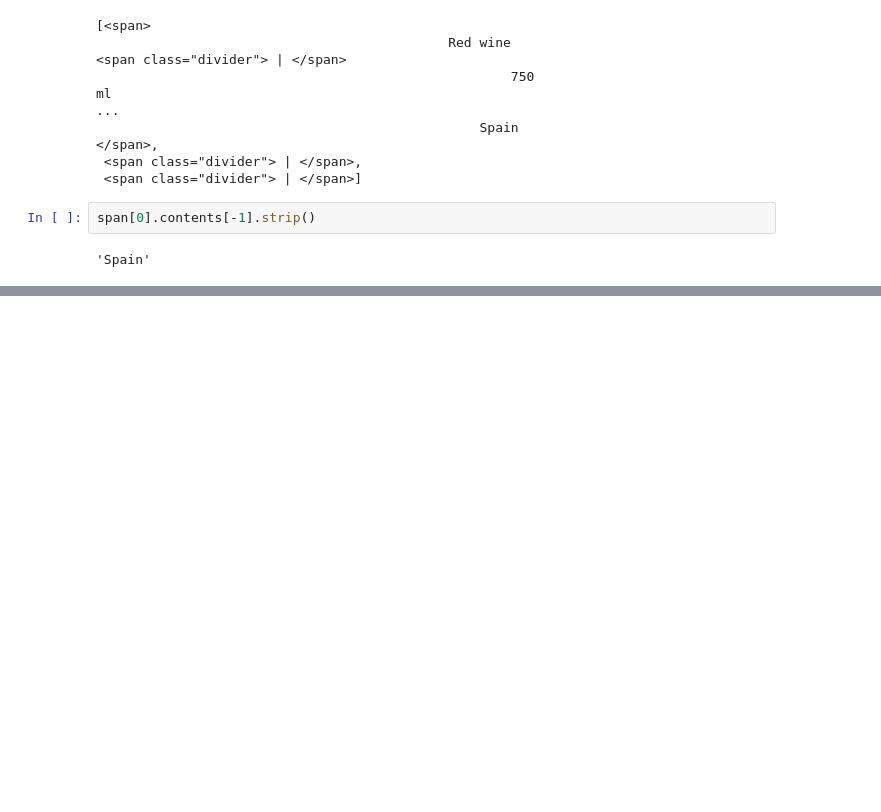
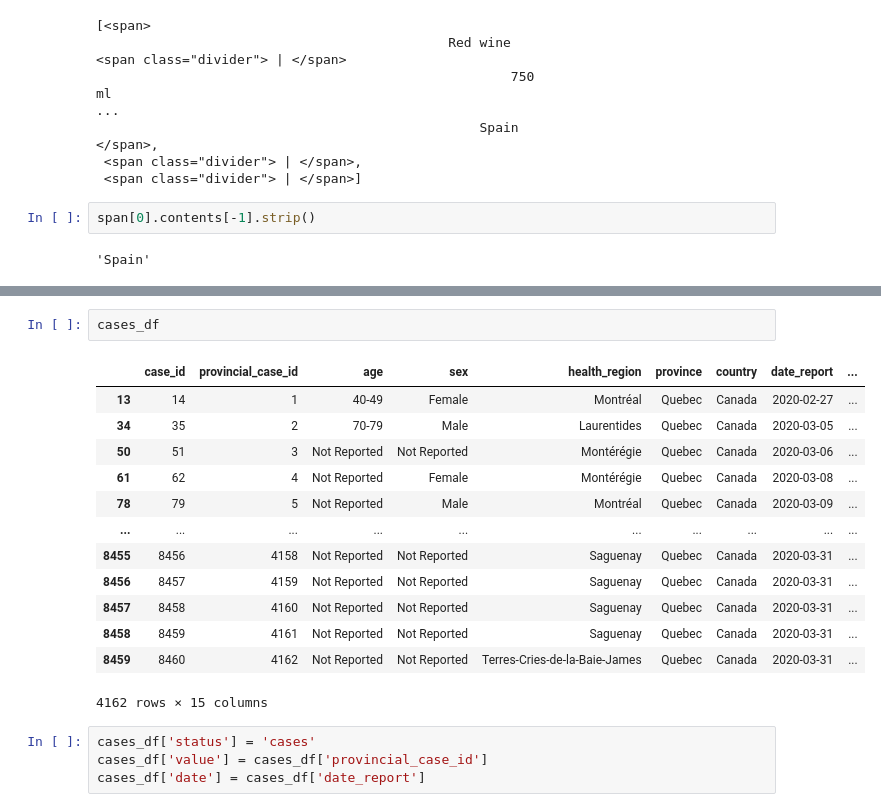
Before and after one commit to archydeberker/a-glass-of-wine, a Jupyter notebook: notebooks/scrape_data.ipynb, the cells around one changed output, grey strips where cells are left out. Drawn from its saved outputs; the diff is of its cells as text; blank space fills up the shorter version.

```diff
--- a/notebooks/scrape_data.ipynb
+++ b/notebooks/scrape_data.ipynb
@@ -328,0 +460,20 @@ span[0].contents[-1].strip()
+# %%
+cases_df
+# %% [output]
+|  | case_id | provincial_case_id | age | sex | health_region | province | country | date_report | ... |
+| 13 | 14 | 1 | 40-49 | Female | Montréal | Quebec | Canada | 2020-02-27 | ... |
+| 34 | 35 | 2 | 70-79 | Male | Laurentides | Quebec | Canada | 2020-03-05 | ... |
+| 50 | 51 | 3 | Not Reported | Not Reported | Montérégie | Quebec | Canada | 2020-03-06 | ... |
+| 61 | 62 | 4 | Not Reported | Female | Montérégie | Quebec | Canada | 2020-03-08 | ... |
+| 78 | 79 | 5 | Not Reported | Male | Montréal | Quebec | Canada | 2020-03-09 | ... |
+| ... | ... | ... | ... | ... | ... | ... | ... | ... | ... |
+| 8455 | 8456 | 4158 | Not Reported | Not Reported | Saguenay | Quebec | Canada | 2020-03-31 | ... |
+| 8456 | 8457 | 4159 | Not Reported | Not Reported | Saguenay | Quebec | Canada | 2020-03-31 | ... |
+| 8457 | 8458 | 4160 | Not Reported | Not Reported | Saguenay | Quebec | Canada | 2020-03-31 | ... |
+| 8458 | 8459 | 4161 | Not Reported | Not Reported | Saguenay | Quebec | Canada | 2020-03-31 | ... |
+| 8459 | 8460 | 4162 | Not Reported | Not Reported | Terres-Cries-de-la-Baie-James | Quebec | Canada | 2020-03-31 | ... |
+4162 rows × 15 columns
+# %%
+cases_df['status'] = 'cases'
+cases_df['value'] = cases_df['provincial_case_id']
+cases_df['date'] = cases_df['date_report']
```
Also changed, not shown: parts of 22 cells of this notebook, 1 other file.
